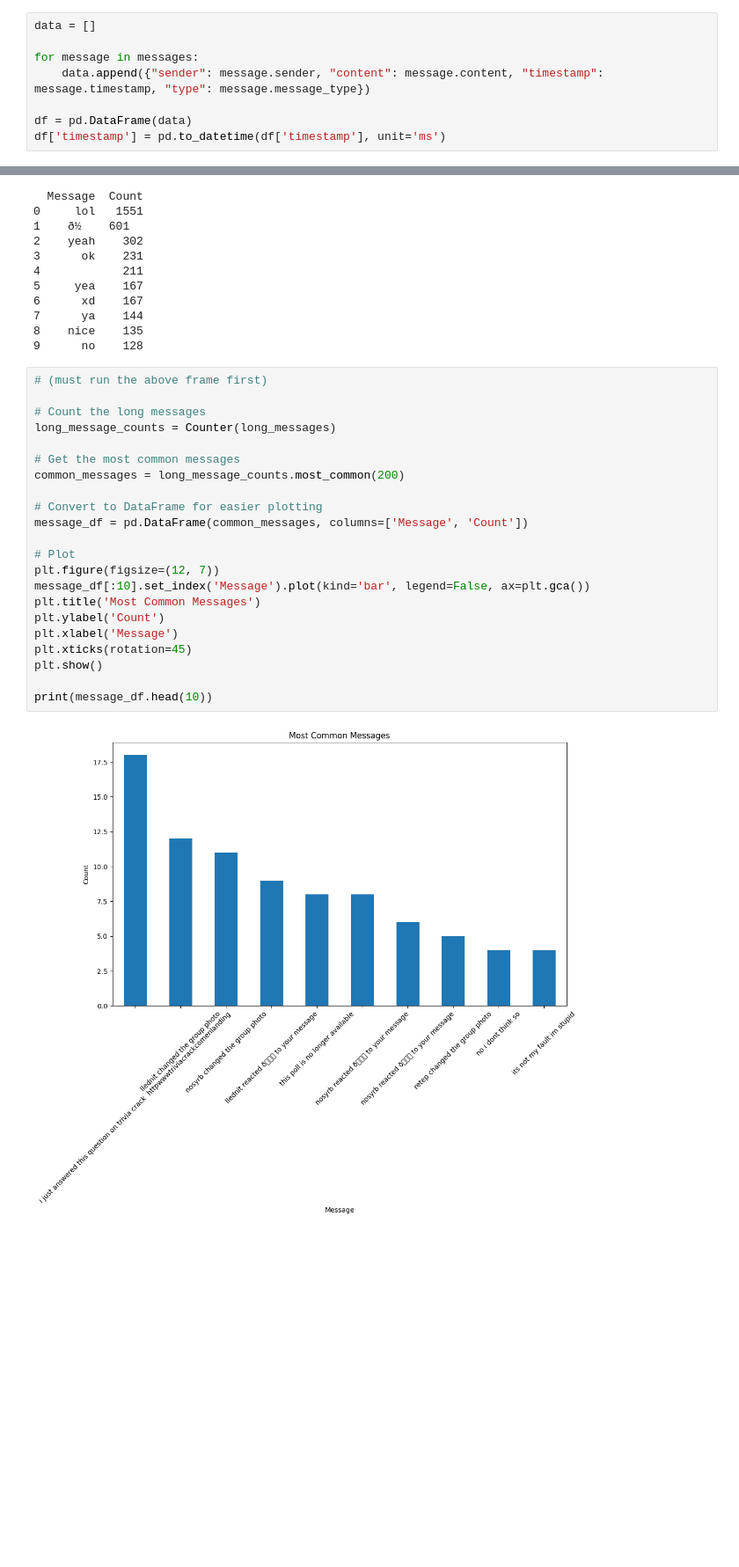
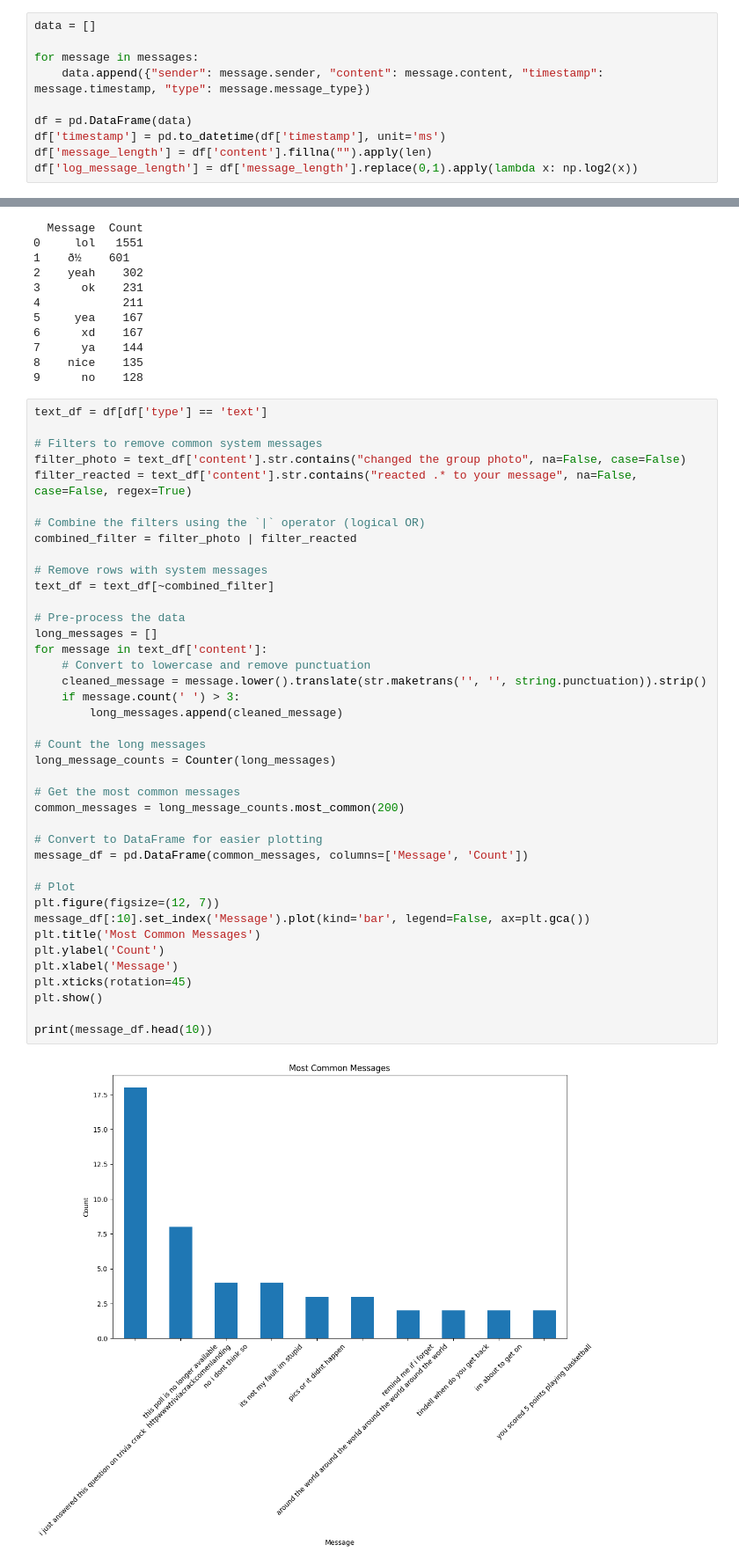
Before and after one commit to BrysonL/groupchat-classification, a Jupyter notebook: ChatVis.ipynb, the cells around one changed output, grey strips where cells are left out. Shown at 88% size. Saved outputs shown, nothing was run; the diff lists cells and outputs as text; blank space fills up the shorter version.

Commit message:
little data cleaning and vis

```diff
--- a/ChatVis.ipynb
+++ b/ChatVis.ipynb
@@ -69,6 +59,8 @@ for message in messages:
 
 df = pd.DataFrame(data)
 df['timestamp'] = pd.to_datetime(df['timestamp'], unit='ms')
+df['message_length'] = df['content'].fillna("").apply(len)
+df['log_message_length'] = df['message_length'].replace(0,1).apply(lambda x: np.log2(x))
 # %%
 message_counts = df['sender'].value_counts()
 message_counts.plot(kind='bar', color=sns.color_palette("pastel"), edgecolor='black')
@@ -240,28 +225,46 @@ print(message_df.head(10))
 8    nice    135
 9      no    128
 # %%
-# (must run the above frame first)
+text_df = df[df['type'] == 'text']
+
+# Filters to remove common system messages
+filter_photo = text_df['content'].str.contains("changed the group photo", na=False, case=False)
+filter_reacted = text_df['content'].str.contains("reacted .* to your message", na=False, case=False, regex=True)
+
+# Combine the filters using the `|` operator (logical OR)
+combined_filter = filter_photo | filter_reacted
+
+# Remove rows with system messages
+text_df = text_df[~combined_filter]
+
+# Pre-process the data
+long_messages = []
+for message in text_df['content']:
+    # Convert to lowercase and remove punctuation
+    cleaned_message = message.lower().translate(str.maketrans('', '', string.punctuation)).strip()
+    if message.count(' ') > 3:
+        long_messages.append(cleaned_message)
 
 # Count the long messages
 long_message_counts = Counter(long_messages)
 
 # Get the most common messages
 common_messages = long_message_counts.most_common(200)
 
 # Convert to DataFrame for easier plotting
 message_df = pd.DataFrame(common_messages, columns=['Message', 'Count'])
 
 # Plot
 plt.figure(figsize=(12, 7))
 message_df[:10].set_index('Message').plot(kind='bar', legend=False, ax=plt.gca())
 plt.title('Most Common Messages')
 plt.ylabel('Count')
 plt.xlabel('Message')
 plt.xticks(rotation=45)
 plt.show()
 
 print(message_df.head(10))
 # %% [output]
-[figure, old version]
+[figure, new version]
                                              Message  Count
 0  i just answered this question on trivia crack ...     18
```
Also changed, not shown: parts of 8 cells of this notebook, 1 other file.
